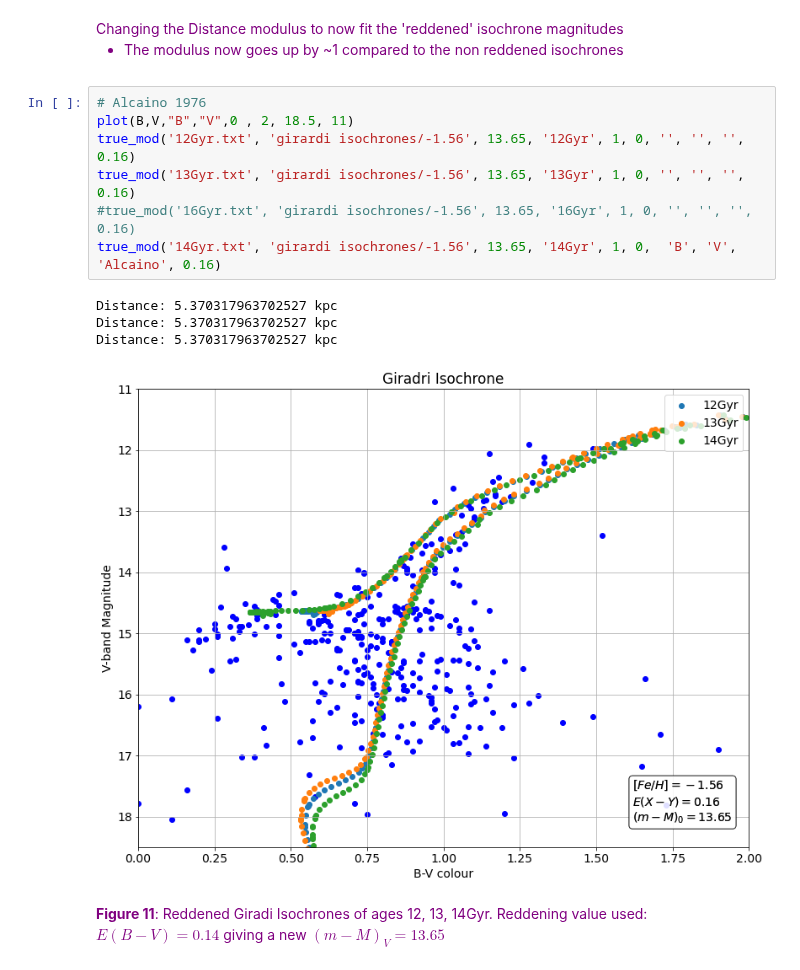
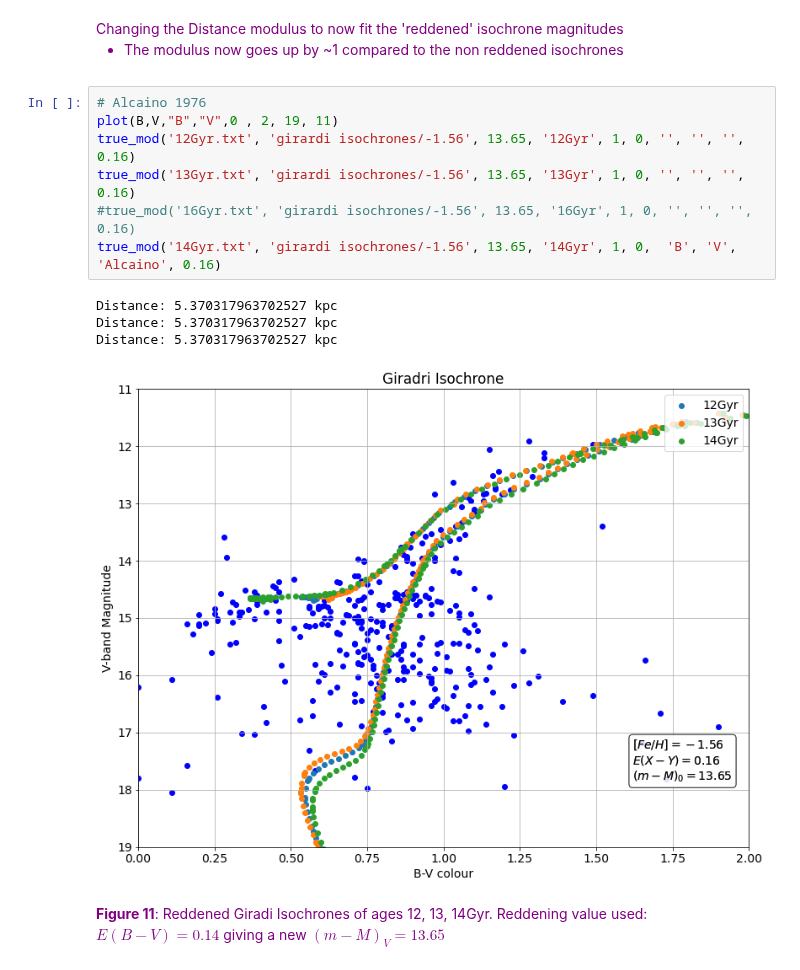
Before and after one commit to evgenyneu/asp3231_project, a Jupyter notebook: code/080_science/science_age_and_distance.ipynb, the cells around one changed output. Drawn from its saved outputs; the diff is of its cells as text.

```diff
--- a/code/080_science/science_age_and_distance.ipynb
+++ b/code/080_science/science_age_and_distance.ipynb
@@ -446,16 +446,16 @@ Changing the Distance modulus to now fit the 'reddened' isochrone magnitudes <br
  - The modulus now goes up by ~1 compared to the non reddened isochrones
 # %%
 # Alcaino 1976
-plot(B,V,"B","V",0 , 2, 18.5, 11)
+plot(B,V,"B","V",0 , 2, 19, 11)
 true_mod('12Gyr.txt', 'girardi isochrones/-1.56', 13.65, '12Gyr', 1, 0, '', '', '', 0.16)
 true_mod('13Gyr.txt', 'girardi isochrones/-1.56', 13.65, '13Gyr', 1, 0, '', '', '', 0.16)
 #true_mod('16Gyr.txt', 'girardi isochrones/-1.56', 13.65, '16Gyr', 1, 0, '', '', '', 0.16)
 true_mod('14Gyr.txt', 'girardi isochrones/-1.56', 13.65, '14Gyr', 1, 0,  'B', 'V', 'Alcaino', 0.16)
 # %% [output]
 Distance: 5.370317963702527 kpc
 Distance: 5.370317963702527 kpc
 Distance: 5.370317963702527 kpc
-[figure, old version]
+[figure, new version]
 # %% [markdown]
 <font color=purple> **Figure 11**:  Reddened Giradi Isochrones of ages 12, 13, 14Gyr. Reddening value used: $E(B - V) = 0.14$ giving a new $(m - M)_V = 13.65$
 # %% [markdown]
```
Also changed, not shown: parts of 7 cells of this notebook, 11 other files.
